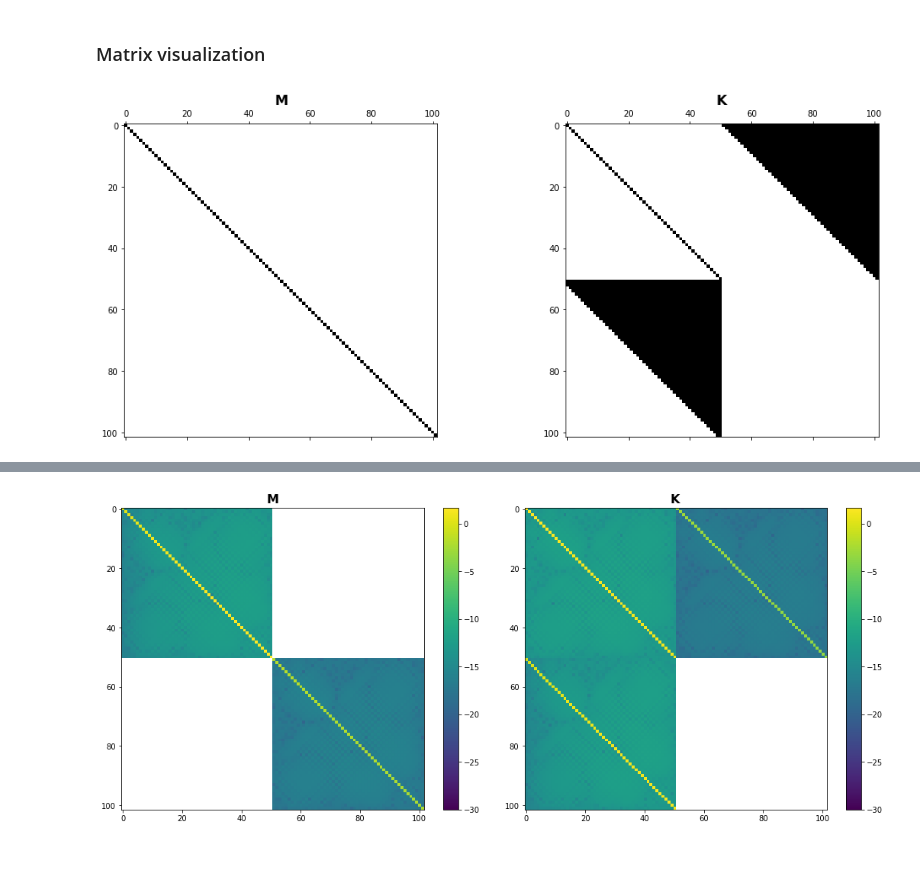
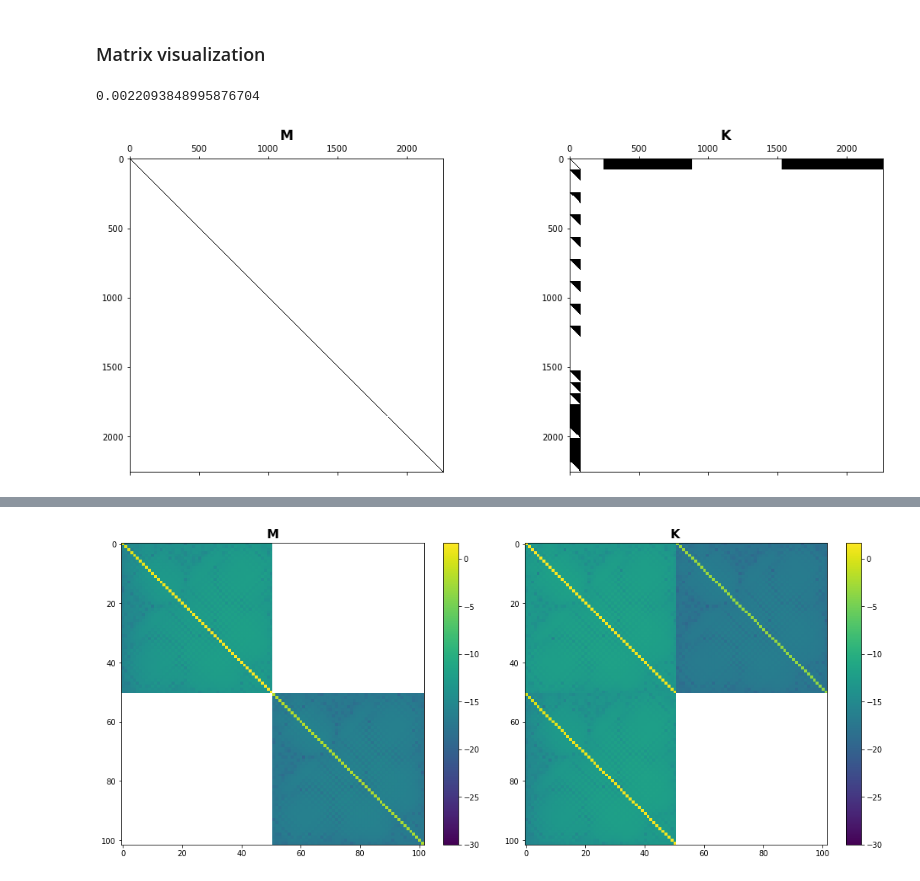
Before and after one commit to GentleMin/PlesioGeostroPy, a Jupyter notebook: Eigen_Post.ipynb, the cells around one changed output, grey strips where cells are left out. Saved outputs shown, nothing was run; the diff lists cells and outputs as text; code cells hidden in the pictures.

```diff
--- a/Eigen_Post.ipynb
+++ b/Eigen_Post.ipynb
@@ -582,12 +761,10 @@ plt.show()
 For Equatorial plane section, $z=0$. $s$ and $p$ form a mesh of grid points.
 # %%
 z_cst = 0
-# s_array = np.linspace(0, 1, num=100)
-xi_array, _ = specfun.roots_chebyt(100)
+s_array = np.linspace(0, 1, num=100)
+# xi_array, _ = specfun.roots_chebyt(100)
 s_array = np.r_[0, np.sqrt((1 + xi_array)/2), 1]
 p_array = np.linspace(0, 2*np.pi, num=400)
-S_mesh, P_mesh = np.meshgrid(s_array, p_array)
-X_mesh, Y_mesh = S_mesh*np.cos(P_mesh), S_mesh*np.sin(P_mesh)
 # %% [markdown]
 Calculate all fields
 # %%
@@ -671,7 +862,7 @@ plt.show()
 
 For meridional plane section, $\phi=Cst$. $s$ and $z$ form a mesh of grid points.
 # %%
-p_cst = -1/8*np.pi
+p_cst = phi_rotate - np.pi/12
 xi_array, _ = specfun.roots_chebyt(120)
 r_array = np.r_[0, np.sqrt((1 + xi_array)/2), 1]
 theta_array = np.linspace(0, np.pi/2, num=200)
@@ -833,26 +1030,40 @@ eigen_files_list = [
     # "./out/eigen/Toroidal_Quadrupole/Transformed/eigen_m3_N20.h5",
     # "./out/eigen/Toroidal_Quadrupole/Transformed/eigen_m3_N50.h5",
     # "./out/eigen/Toroidal_Quadrupole/Reduced/eigen_m3_Le-4_N20_orth.h5",
+    # "./out/eigen/Toroidal_Quadrupole/Reduced/eigen_m3_N20.h5",
     # "./out/eigen/Toroidal_Quadrupole/Reduced/eigen_m3_N50.h5",
+    # "./out/eigen/Toroidal_Quadrupole/Reduced/eigen_m3_N100.h5",
     # "./out/eigen/Toroidal_Quadrupole/Reduced/eigen_m3_Le-4_N50_orth.h5",
     # "./out/eigen/Toroidal_Quadrupole/Reduced/eigen_m3_Le-2_N80.h5",
     # "./out/eigen/Poloidal_Dipole/Reduced/eigen_m3_N20.h5",
     # "./out/eigen/Poloidal_Dipole/Reduced/eigen_m3_N50.h5",
+    # "./out/eigen/Poloidal_Dipole/Reduced/eigen_m3_N50_quad-eigen-p113.h5",
     # "./out/eigen/Poloidal_Dipole/Reduced/eigen_m3_Le1e-4_N50_p113.h5",
-    # "./out/eigen/Poloidal_Dipole/Reduced/eigen_m3_Le1e-4_N80_p113.h5"
-    # "./out/eigen/Poloidal_Dipole/Reduced/eigen_m3_N50_quad-eigen-p113_tmp.h5"
-    "./out/eigen/Poloidal_Dipole/Transformed/eigen_m3_Le1e-4_N50_p113.h5",
-    "./out/eigen/Poloidal_Dipole/Transformed/eigen_m3_Le1e-4_N80_p113.h5",
+    # "./out/eigen/Poloidal_Dipole/Reduced/eigen_m3_Le1e-4_N80_p113.h5",
+    # "./out/eigen/Poloidal_Dipole/Reduced/eigen_m3_Le1e-4_N120_p113.h5",
+    "./out/eigen/Poloidal_Dipole/Reduced/eigen_m1_Le1e-5_N80_p113_hybrid.h5",
+    "./out/eigen/Poloidal_Dipole/Reduced/eigen_m1_Le1e-5_N120_p113_hybrid.h5",
+    # "./out/eigen/Poloidal_Dipole/Reduced/eigen_m3_Le1e-4_N50_p113_cpt.h5",
+    # "./out/eigen/Poloidal_Dipole/Reduced/eigen_m3_Le1e-4_N80_p113_cpt.h5",
+    # "./out/eigen/Poloidal_Dipole/Reduced/eigen_m3_Le1e-4_N120_p113_cpt.h5",
+    # "./out/eigen/Poloidal_Dipole/Transformed_ext/eigen_m3_Le1e-4_N80_p113.h5",
+    # "./out/eigen/Poloidal_Dipole/Transformed_ext/eigen_m3_Le1e-4_N120_p113.h5",
 ]
 label_list = [
     # For instance, the truncation level can be used as labels
     # 5,
     # 10,
     # 20,
-    50,
-    # "50 (prec=113 quadrature)"
+    # 50,
+    # "N=50 (Reduced - orth)",
+    # "N=80 (Reduced - orth)",
+    # "N=120 (Reduced - orth)",
+    # "N=50 (Reduced - compact)",
+    # "N=80 (Reduced - compact)",
+    # "N=120 (Reduced - compact)",
+    # "N=120 (Transformed)",
     80,
-    # 100
+    120
     # Or the labels can be e.g. azimuthal wavenumber
     # 1, 2, 3, 5, 10, 20
 ]
@@ -1319,37 +1638,44 @@ array([mpc('0.0-2.78657988828528187489036808567756671e-33j',(113,113)),
       dtype=object)
 # %% [markdown]
 ### Matrix visualization
+# %%
+np.abs(np.diag(M_tmp)).min()
+# %% [output]
+0.0022093848995876704
 # %%
 from pg_utils.numerics import io as num_io
 
 # matrix_file = "./out/eigen/Malkus/Transformed/matrix_m1_N50.h5"
 # matrix_file = "./out/cases/Malkus/Reduced_sys/Matrix_eval.h5"
 # matrix_file = "./out/cases/Hydrodynamic/Recipe_Conjugate/Matrix_eval_N10.h5"
 # matrix_file = "./out/eigen/Hydrodynamic/Transformed/matrix_m3_N5.h5"
 # matrix_file = "./out/eigen/Toroidal_Quadrupole/Transformed/matrix_m3_N20.h5"
 # matrix_file = "./out/eigen/Toroidal_Quadrupole/Reduced/matrix_m3_Le-2_N50.h5"
-matrix_file = "./out/eigen/Poloidal_Dipole/Reduced/matrix_m3_N50_p-quad.h5"
+# matrix_file = "./out/eigen/Poloidal_Dipole/Reduced/matrix_m3_N50_p-quad.h5"
+matrix_file = "./out/eigen/Poloidal_Dipole/Transformed_ext/matrix_m3_Le1e-4_N80_p113.h5"
 
 with h5py.File(matrix_file, 'r') as fread:
     M_tmp = num_io.matrix_load_from_group(fread["M"])
     K_tmp = num_io.matrix_load_from_group(fread["K"])
     if not isinstance(M_tmp, np.ndarray):
         M_tmp = M_tmp.todense()
         K_tmp = K_tmp.todense()
 
-visual_prec = 1e-12
+visual_prec = 1e-25
 fig, axes = plt.subplots(nrows=1, ncols=2, figsize=(15, 6))
 
 ax = axes[0]
 ax.spy(M_tmp, precision=visual_prec)
 ax.set_title(r"$\mathbf{M}$", fontsize=16)
+# ax.set_xlim([700, 900])
+# ax.set_ylim([900, 700])
 
 ax = axes[1]
 ax.spy(K_tmp, precision=visual_prec)
 ax.set_title(r"$\mathbf{K}$", fontsize=16)
 
 plt.tight_layout()
-# plt.savefig("./out/imgs/sparsity__hydrodynamic_cg.png", format="png", bbox_inches="tight")
+# plt.savefig("./out/imgs/sparsity__Poloidal_Dipole_cg_N50_p113_chop1e-20.pdf", format="pdf", bbox_inches="tight")
 plt.show()
 # %% [output]
-[figure, old version]
+[figure, new version]
```
Also changed, not shown: parts of 49 cells of this notebook, 12 other files.
